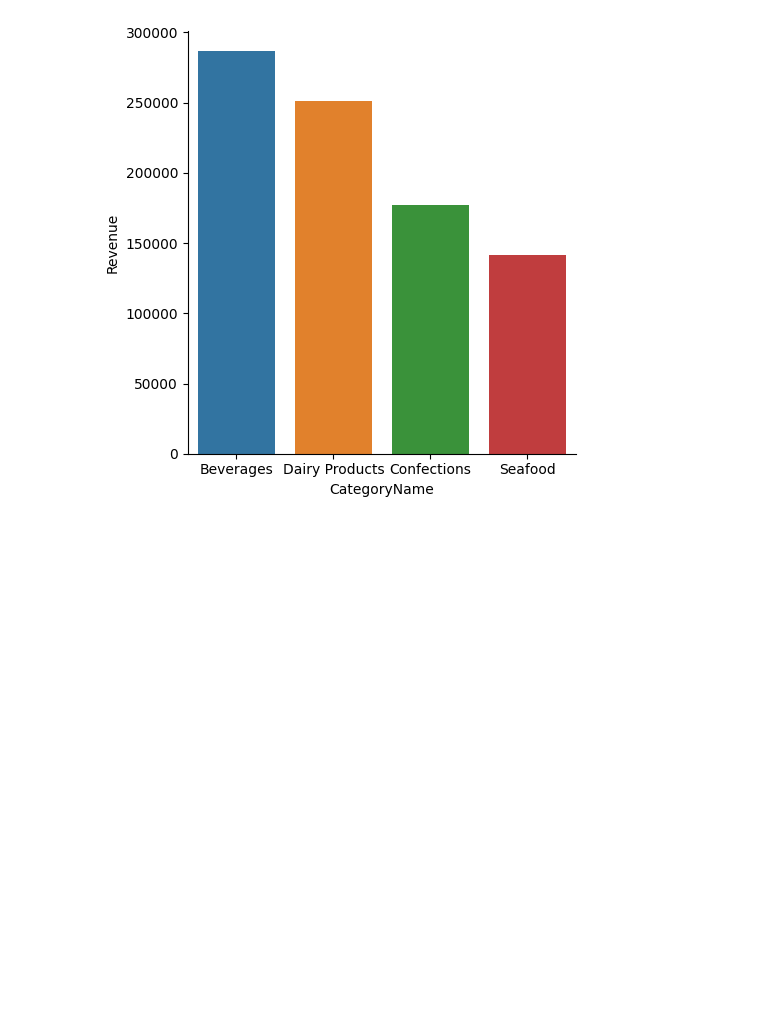
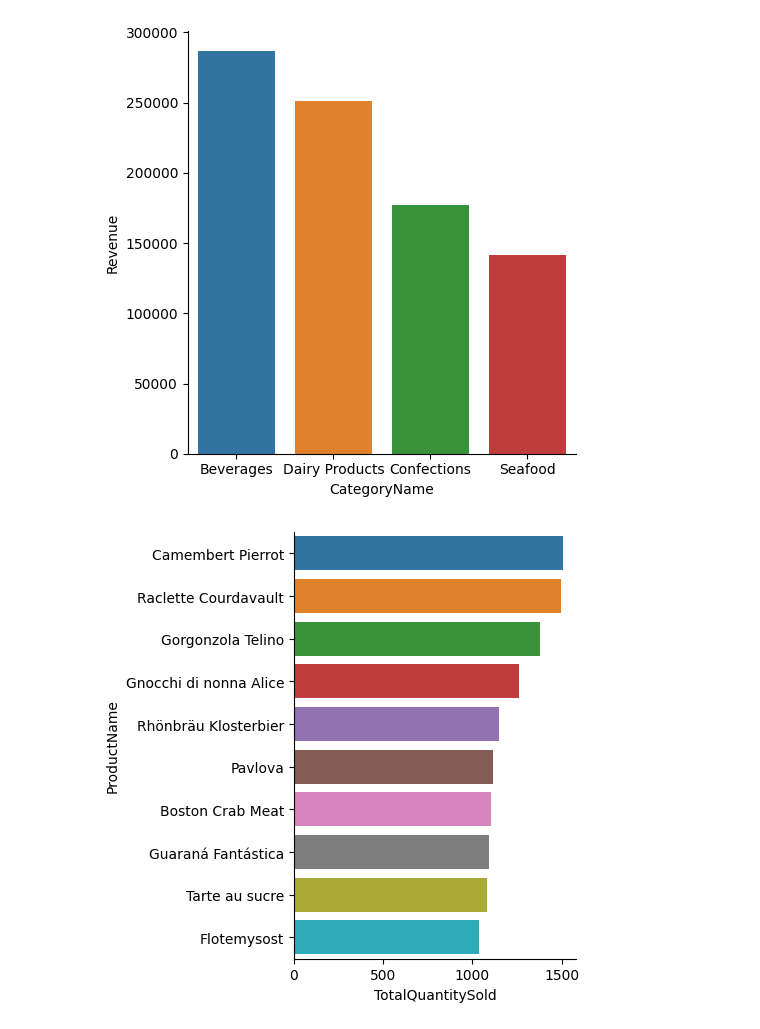
Before and after one commit to adrn-mm/DSLS_Mini-Project-DE_Adrian-Maulana-Muhammad, a Jupyter notebook: case-study/data-viz.ipynb, the cells around one changed output. Drawn from its saved outputs; the diff is of its cells as text; code cells hidden in the pictures; blank space fills up the shorter version.

Commit message:
update ppt & data viz

```diff
--- a/case-study/data-viz.ipynb
+++ b/case-study/data-viz.ipynb
@@ -30,3 +40,11 @@ sns.catplot(x='CategoryName',
 plt.show()
 # %% [output]
 [figure]
+# %%
+sns.catplot(x='TotalQuantitySold',
+               y='ProductName',
+               data=df_product_analysis_2,
+               kind='bar')
+plt.show()
+# %% [output]
+[figure, added]
```
Also changed, not shown: parts of 5 cells of this notebook, 1 other file.
